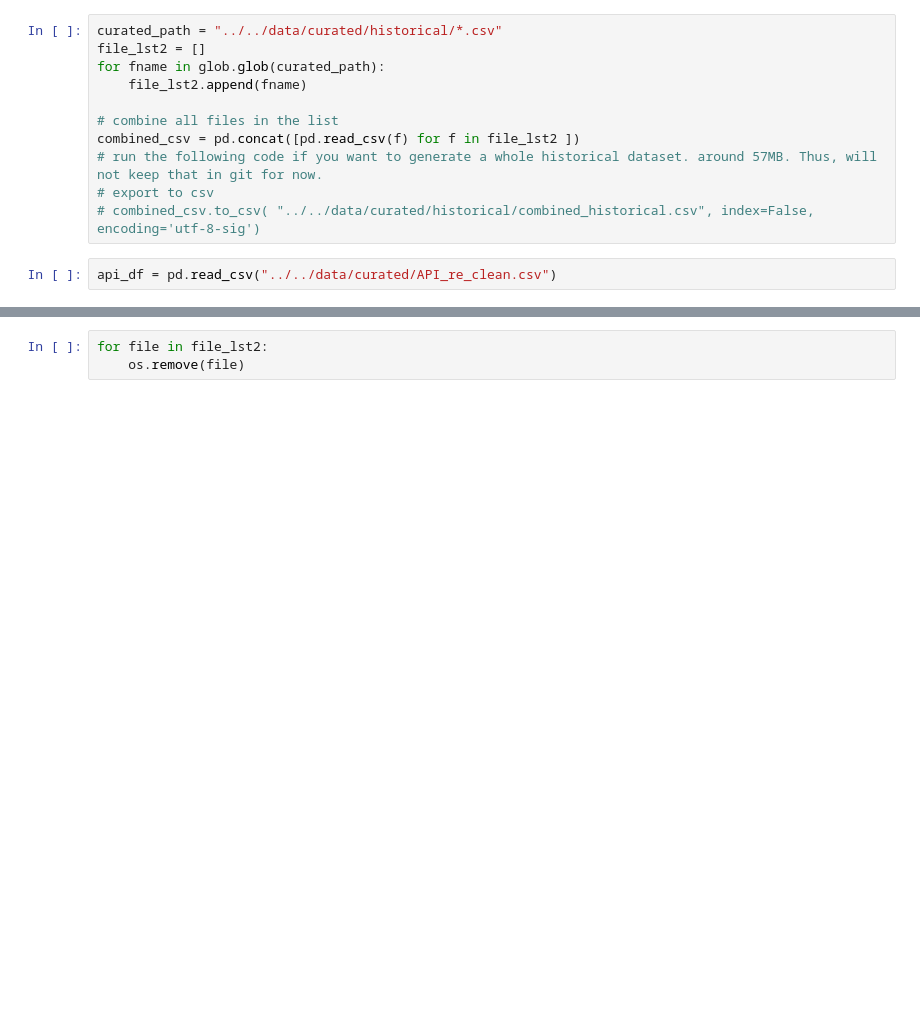
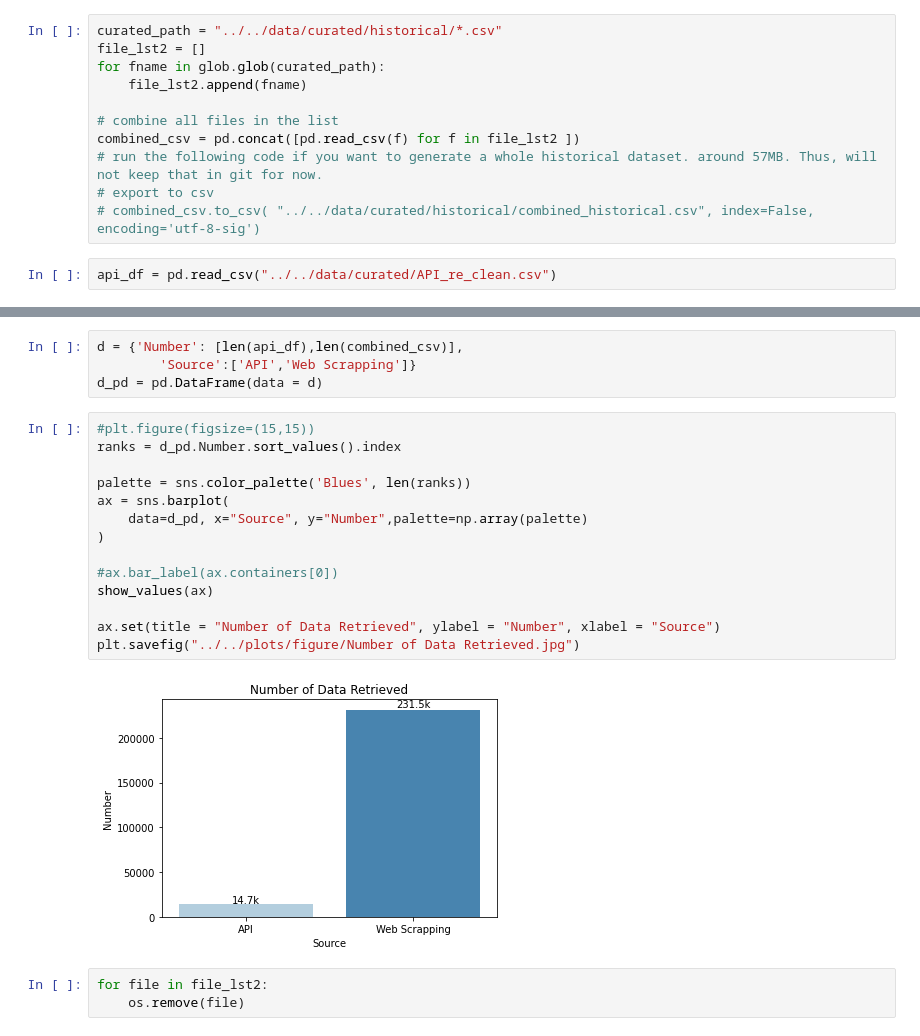
Before and after one commit to MAST30034-Applied-Data-Science/generic-real-estate-consulting-project-group-43, a Jupyter notebook: notebooks/Preprocessing/History_prepro.ipynb, the cells around one changed output, grey strips where cells are left out. Cells and saved outputs as stored; diff of their text form; blank space fills up the shorter version.

```diff
--- a/notebooks/Preprocessing/History_prepro.ipynb
+++ b/notebooks/Preprocessing/History_prepro.ipynb
@@ -64,3 +95,23 @@ print(f'In total, we have {len(concat_df)} instances, where {len(api_df)} were f
+# %%
+d = {'Number': [len(api_df),len(combined_csv)],
+        'Source':['API','Web Scrapping']}
+d_pd = pd.DataFrame(data = d)
+# %%
+#plt.figure(figsize=(15,15))
+ranks = d_pd.Number.sort_values().index
+
+palette = sns.color_palette('Blues', len(ranks))
+ax = sns.barplot(
+    data=d_pd, x="Source", y="Number",palette=np.array(palette)
+)
+
+#ax.bar_label(ax.containers[0])
+show_values(ax)
+
+ax.set(title = "Number of Data Retrieved", ylabel = "Number", xlabel = "Source")
+plt.savefig("../../plots/figure/Number of Data Retrieved.jpg")
+# %% [output]
+[figure, added]
 # %%
 for file in file_lst2:
     os.remove(file)
```
Also changed, not shown: parts of 35 cells of this notebook, 11 other files.
